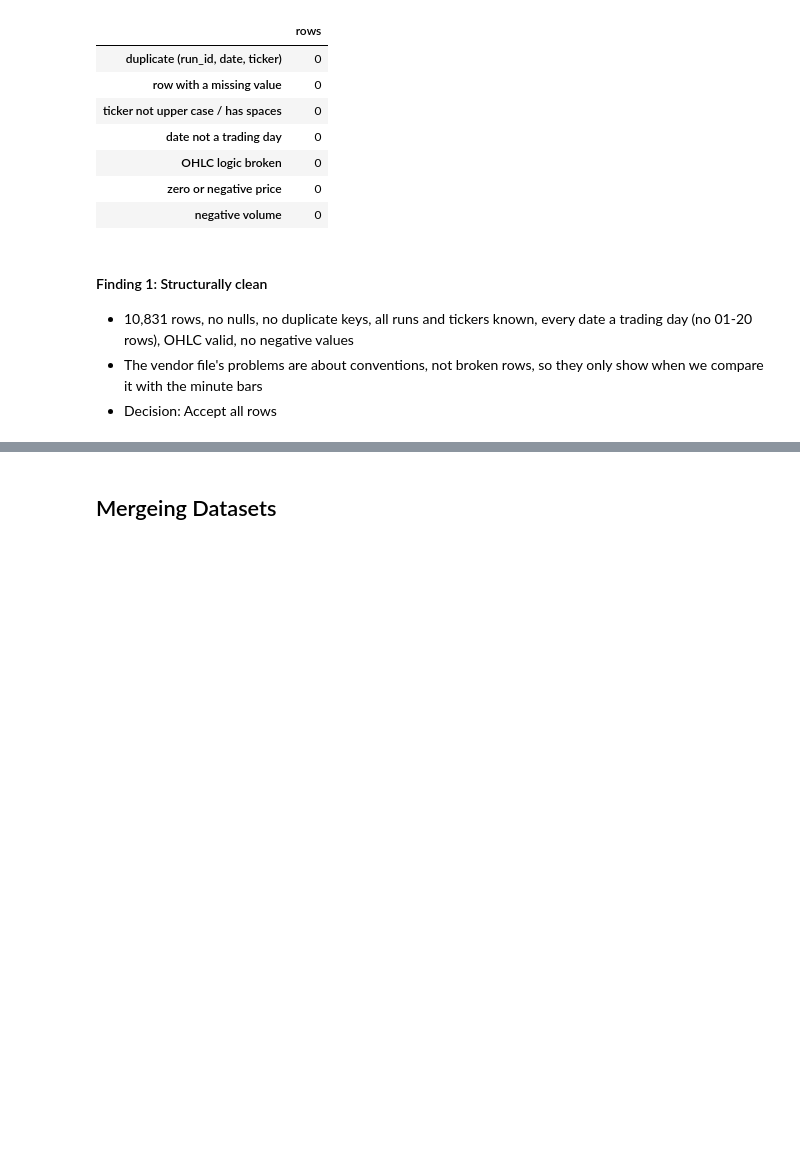
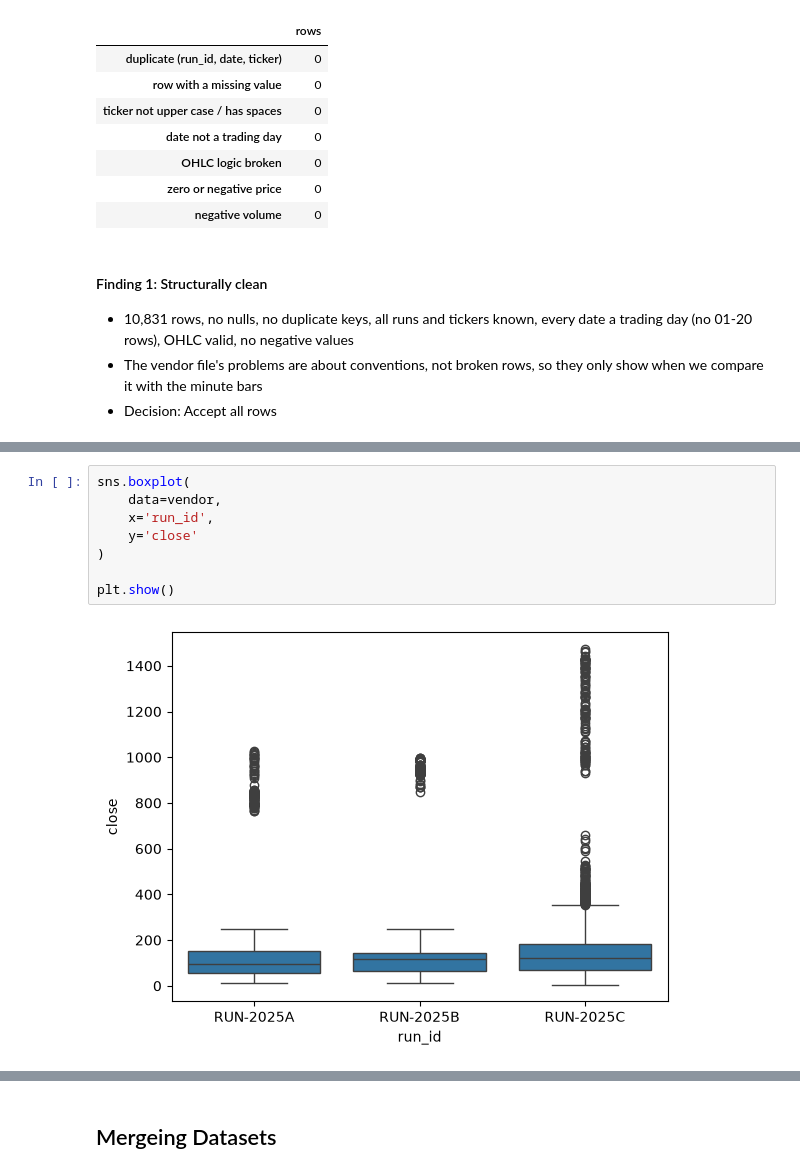
Before and after one commit to SondosMahmoud-5/data-engineering-project, a Jupyter notebook: Project/EDA_V2 copy.ipynb, the cells around one changed output, grey strips where cells are left out. Saved outputs shown, nothing was run; the diff lists cells and outputs as text; blank space fills up the shorter version.

```diff
--- a/Project/EDA_V2 copy.ipynb
+++ b/Project/EDA_V2 copy.ipynb
@@ -1167,0 +1212,10 @@ pd.Series(checks, name="rows").to_frame()      # show the checks as a small tabl
+# %%
+sns.boxplot(
+    data=vendor,
+    x='run_id',
+    y='close'
+)
+
+plt.show()
+# %% [output]
+[figure, added]
```
Also changed, not shown: parts of 17 cells of this notebook.
